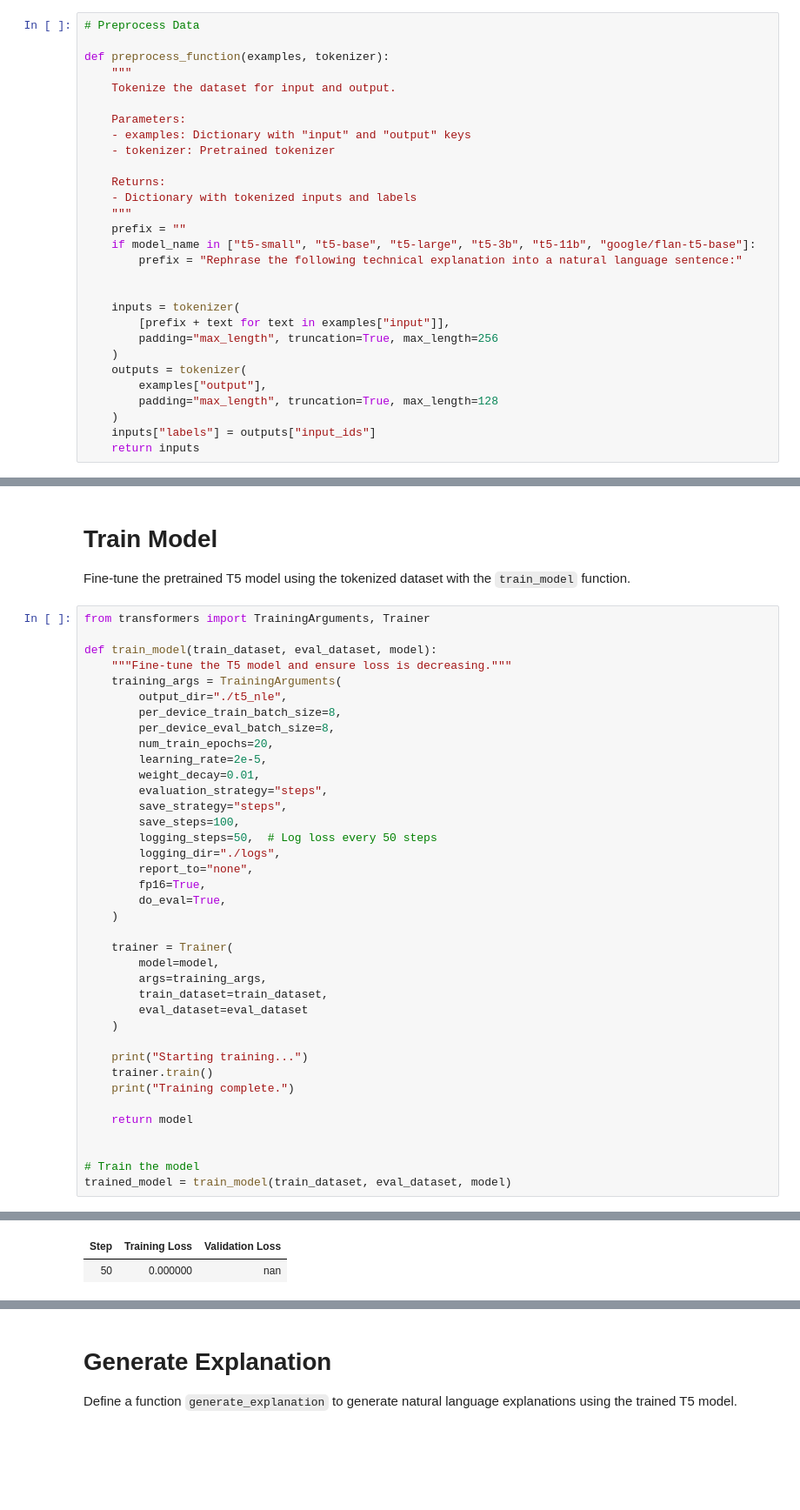
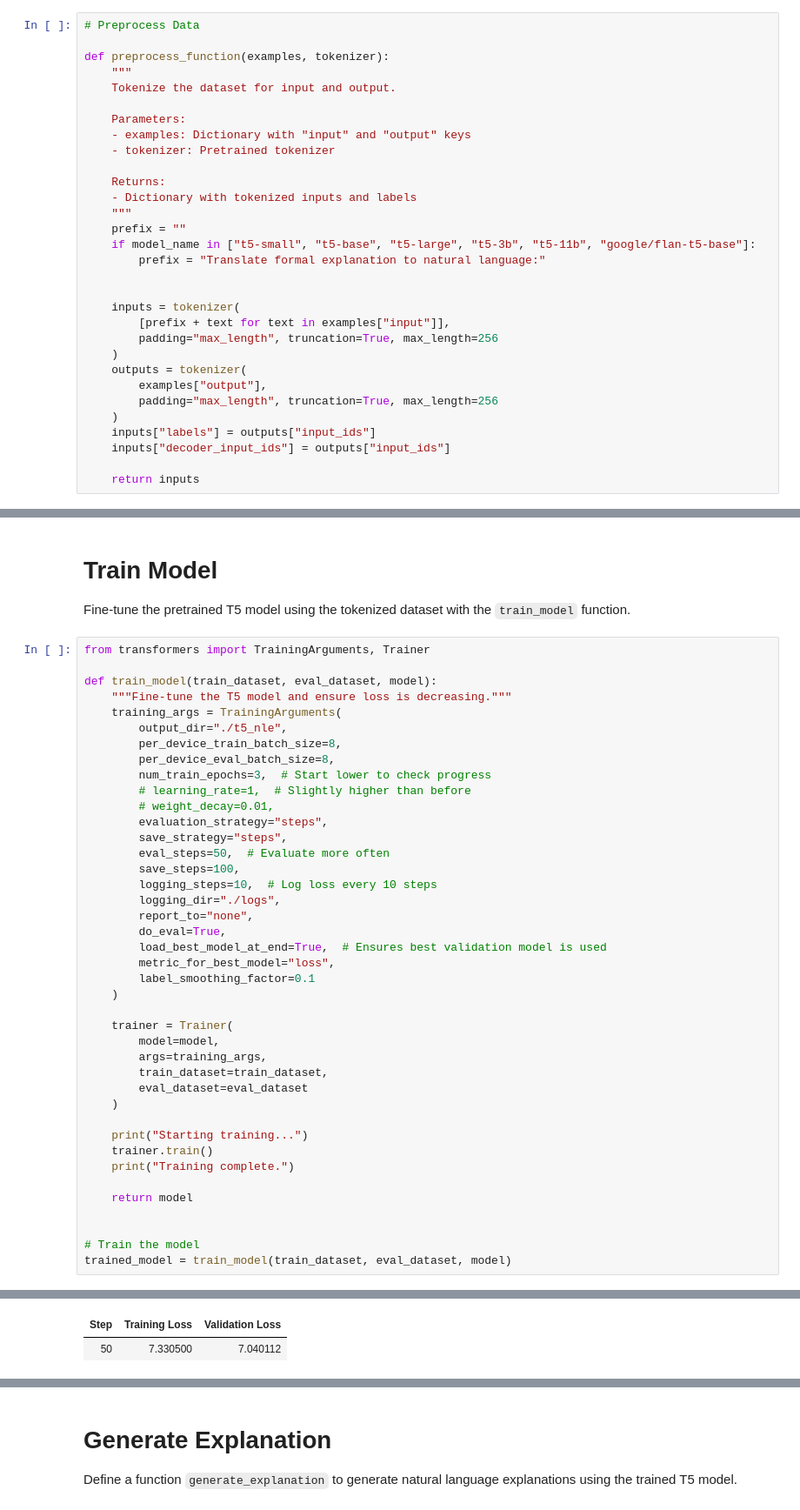
Before and after one commit to BarGinger/ExplainableAI-Project2, a Jupyter notebook: Part2/t5_model.ipynb, the cells around one changed output, grey strips where cells are left out. Shown: that part at 87% size. Saved outputs shown, nothing was run; the diff lists cells and outputs as text; blank space fills up the shorter version.

```diff
--- a/Part2/t5_model.ipynb
+++ b/Part2/t5_model.ipynb
@@ -49,7 +49,7 @@ def preprocess_function(examples, tokenizer):
     """
     prefix = ""
     if model_name in ["t5-small", "t5-base", "t5-large", "t5-3b", "t5-11b", "google/flan-t5-base"]:
-        prefix = "Rephrase the following technical explanation into a natural language sentence:"
+        prefix = "Translate formal explanation to natural language:"
 
 
     inputs = tokenizer(
@@ -58,9 +58,11 @@ def preprocess_function(examples, tokenizer):
     )
     outputs = tokenizer(
         examples["output"],
-        padding="max_length", truncation=True, max_length=128
+        padding="max_length", truncation=True, max_length=256
     )
     inputs["labels"] = outputs["input_ids"]
+    inputs["decoder_input_ids"] = outputs["input_ids"]
+
     return inputs
 # %% [markdown]
 # Prepare Dataset
@@ -189,17 +347,20 @@ def train_model(train_dataset, eval_dataset, model):
         output_dir="./t5_nle",
         per_device_train_batch_size=8,
         per_device_eval_batch_size=8,
-        num_train_epochs=20,
-        learning_rate=2e-5,
-        weight_decay=0.01,
+        num_train_epochs=3,  # Start lower to check progress
+        # learning_rate=1,  # Slightly higher than before
+        # weight_decay=0.01,
         evaluation_strategy="steps",
         save_strategy="steps",
+        eval_steps=50,  # Evaluate more often
         save_steps=100,
-        logging_steps=50,  # Log loss every 50 steps
+        logging_steps=10,  # Log loss every 10 steps
         logging_dir="./logs",
         report_to="none",
-        fp16=True,
         do_eval=True,
+        load_best_model_at_end=True,  # Ensures best validation model is used
+        metric_for_best_model="loss",
+        label_smoothing_factor=0.1
     )
 
     trainer = Trainer(
@@ -225,2 +387,2 @@ Passing a tuple of `past_key_values` is deprecated and will be removed in Transf
 | Step | Training Loss | Validation Loss |
-| 50 | 0.000000 | nan |
+| 50 | 7.330500 | 7.040112 |
```
Also changed, not shown: parts of 5 cells of this notebook.
